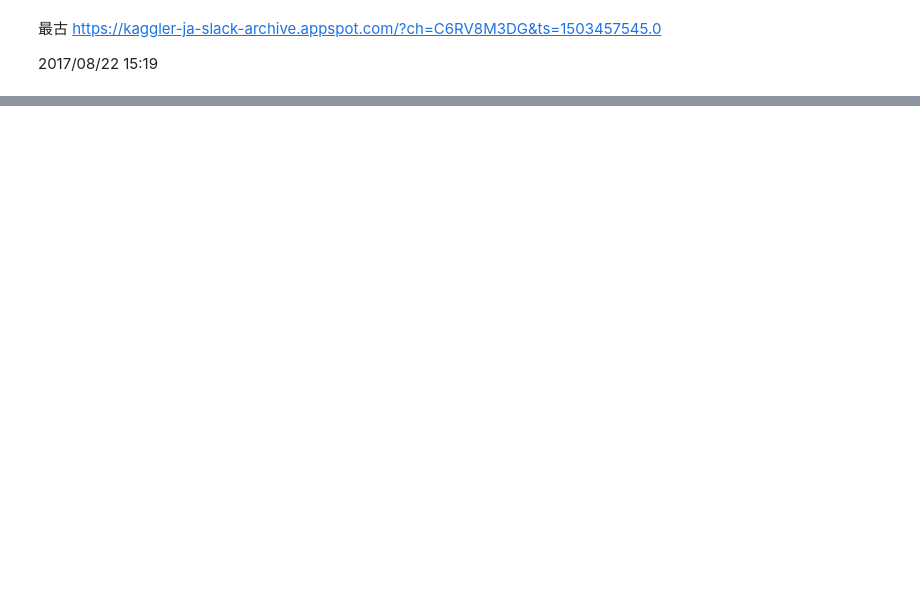
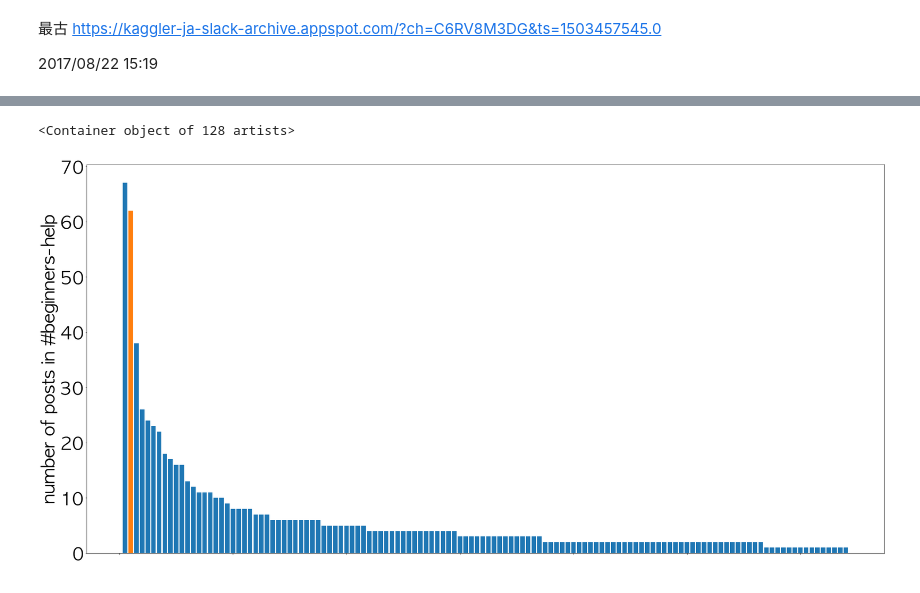
Before and after one commit to upura/upura.hatenablog, a Jupyter notebook: books_sites/kaggler-ja/slack_log.ipynb, the cells around one changed output, grey strips where cells are left out. Cells and saved outputs as stored; diff of their text form; code cells hidden in the pictures; blank space fills up the shorter version.

```diff
--- a/books_sites/kaggler-ja/slack_log.ipynb
+++ b/books_sites/kaggler-ja/slack_log.ipynb
@@ -56,0 +113,4 @@ https://kaggler-ja-slack-archive.appspot.com/?ch=C6RV8M3DG&ts=1503457545.0
+# %%
+res = results[:765]
+# %%
+c2 = collections.Counter(res)
@@ -56,0 +141,18 @@ https://kaggler-ja-slack-archive.appspot.com/?ch=C6RV8M3DG&ts=1503457545.0
+# %%
+%matplotlib inline
+import matplotlib.pyplot as plt
+import numpy as np
+name = [x[0] for x in c2.most_common(1000)]
+f = np.array([x[1] for x in c2.most_common(1000)])
+left = [i + 1 for i in range(len(f))]
+colorlist =  ['#1f77b4' for i in range(len(f))]
+colorlist[1] = '#ff7f0e'
+# %%
+plt.figure(figsize=(40,20))
+plt.rcParams["font.size"] = 50
+plt.xticks(color="None")
+plt.ylabel('number of posts in #beginners-help')
+plt.bar(left, f, color=colorlist, align="center")
+# %% [output]
+<Container object of 128 artists>
+[figure, added]
```
Also changed, not shown: parts of 10 cells of this notebook.
